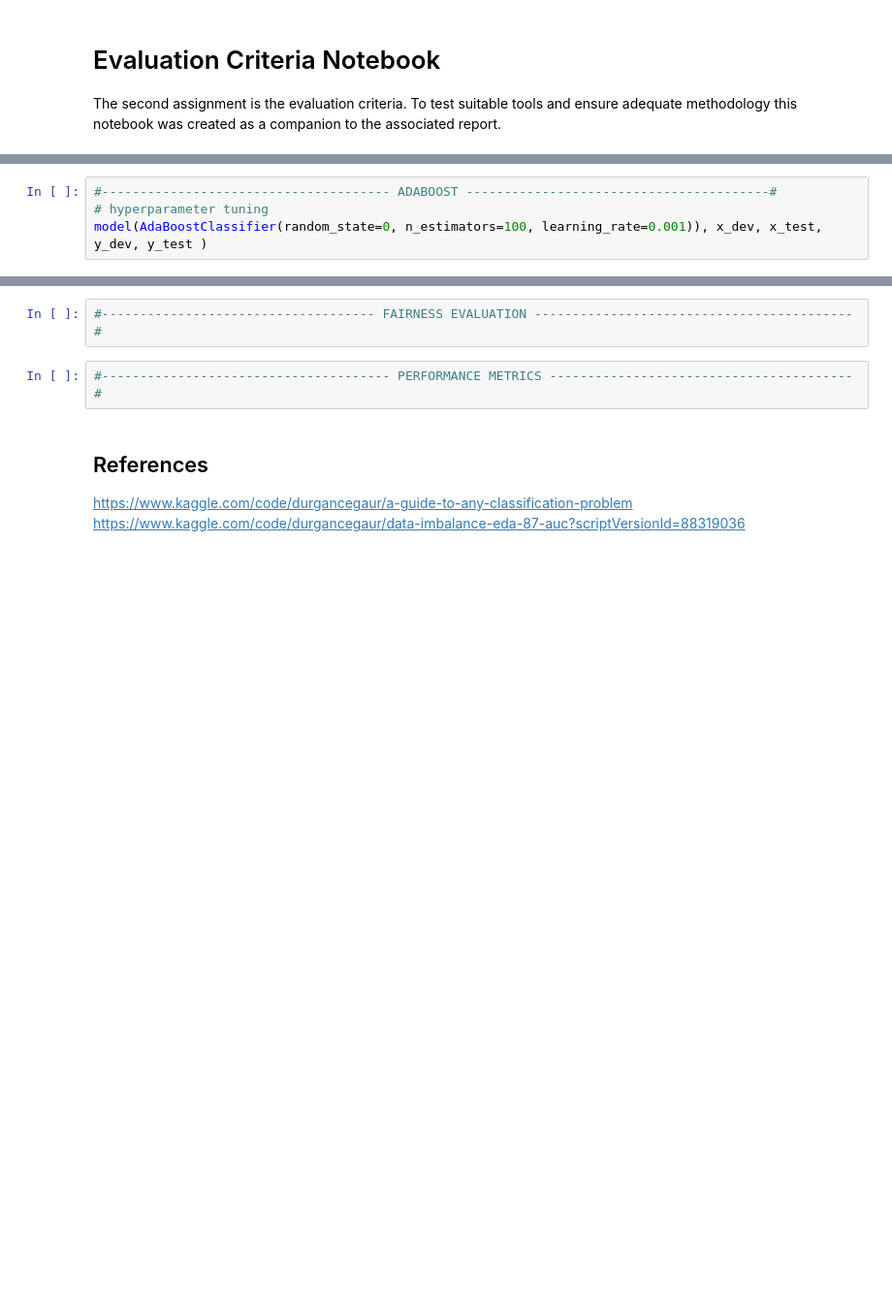
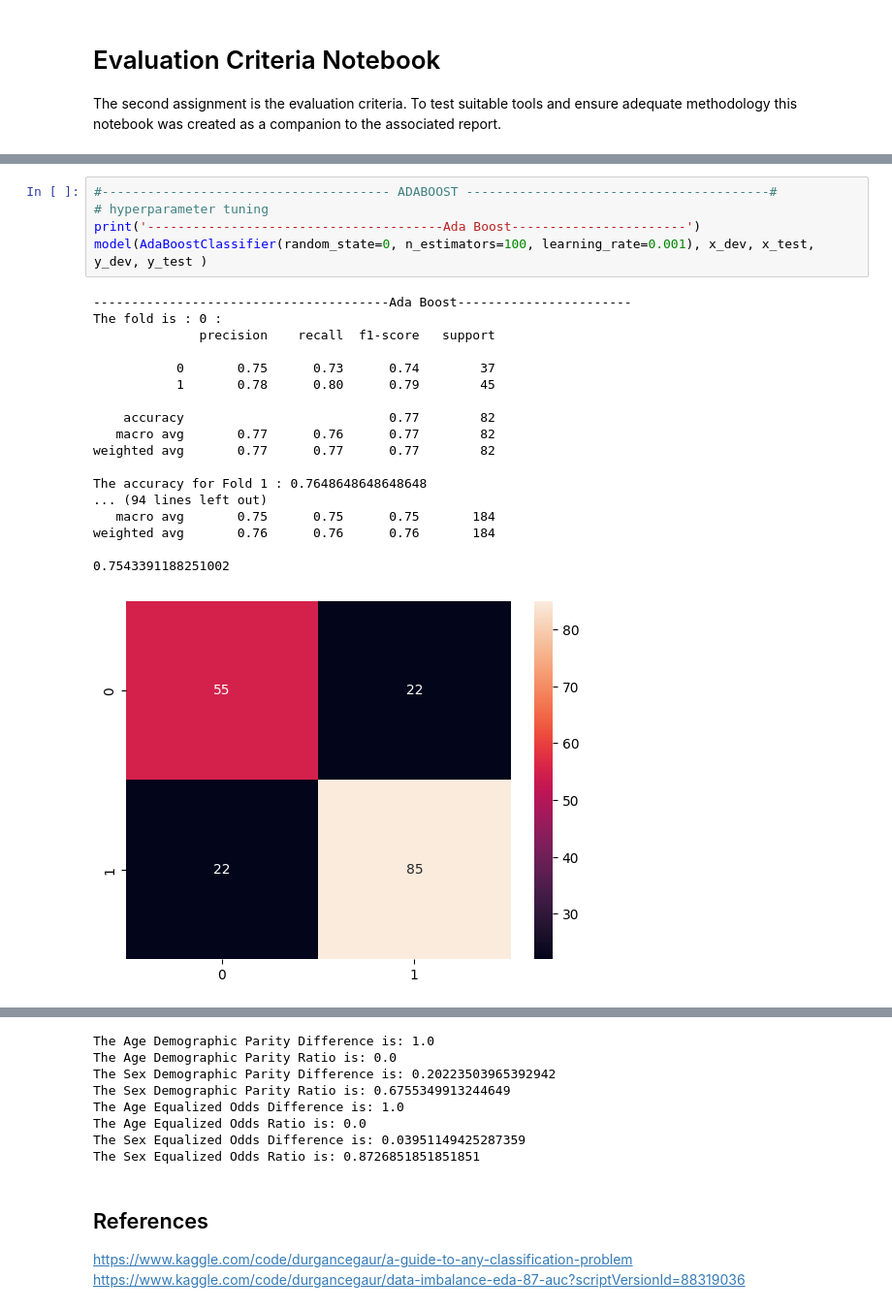
Before and after one commit to VeronicaObodozie/Responsible-and-Reproducible-AI, a Jupyter notebook: Heart Failure Prediction/Evaluation Criteria/evalCriteria.ipynb, the cells around one changed output, grey strips where cells are left out. Shown: that part at 97% size. Drawn from its saved outputs; the diff is of its cells as text; blank space fills up the shorter version.

```diff
--- a/Heart Failure Prediction/Evaluation Criteria/evalCriteria.ipynb
+++ b/Heart Failure Prediction/Evaluation Criteria/evalCriteria.ipynb
@@ -125,4 +314,24 @@ model(RandomForestClassifier(random_state=0, n_estimators=100, min_samples_split
 # %%
 #-------------------------------------- ADABOOST ----------------------------------------#
 # hyperparameter tuning
-model(AdaBoostClassifier(random_state=0, n_estimators=100, learning_rate=0.001)), x_dev, x_test, y_dev, y_test )
+print('---------------------------------------Ada Boost-----------------------')
+model(AdaBoostClassifier(random_state=0, n_estimators=100, learning_rate=0.001), x_dev, x_test, y_dev, y_test )
+# %% [output]
+---------------------------------------Ada Boost-----------------------
+The fold is : 0 :
+              precision    recall  f1-score   support
+
+           0       0.75      0.73      0.74        37
+           1       0.78      0.80      0.79        45
+
+    accuracy                           0.77        82
+   macro avg       0.77      0.76      0.77        82
+weighted avg       0.77      0.77      0.77        82
+
+The accuracy for Fold 1 : 0.7648648648648648
+... (94 lines left out)
+   macro avg       0.75      0.75      0.75       184
+weighted avg       0.76      0.76      0.76       184
+
+0.7543391188251002
+[figure, added]
@@ -129,7 +339,11 @@ model(AdaBoostClassifier(random_state=0, n_estimators=100, learning_rate=0.001))
+The Age Demographic Parity Difference is: 1.0
+The Age Demographic Parity Ratio is: 0.0
+The Sex Demographic Parity Difference is: 0.20223503965392942
+The Sex Demographic Parity Ratio is: 0.6755349913244649
+The Age Equalized Odds Difference is: 1.0
+The Age Equalized Odds Ratio is: 0.0
+The Sex Equalized Odds Difference is: 0.03951149425287359
+The Sex Equalized Odds Ratio is: 0.8726851851851851
-# %%
-#------------------------------------ FAIRNESS EVALUATION ------------------------------------------#
-# %%
-#-------------------------------------- PERFORMANCE METRICS ----------------------------------------#
 # %% [markdown]
 ## References
 https://www.kaggle.com/code/durgancegaur/a-guide-to-any-classification-problem
```
Also changed, not shown: parts of 13 cells of this notebook, 3 other files.
